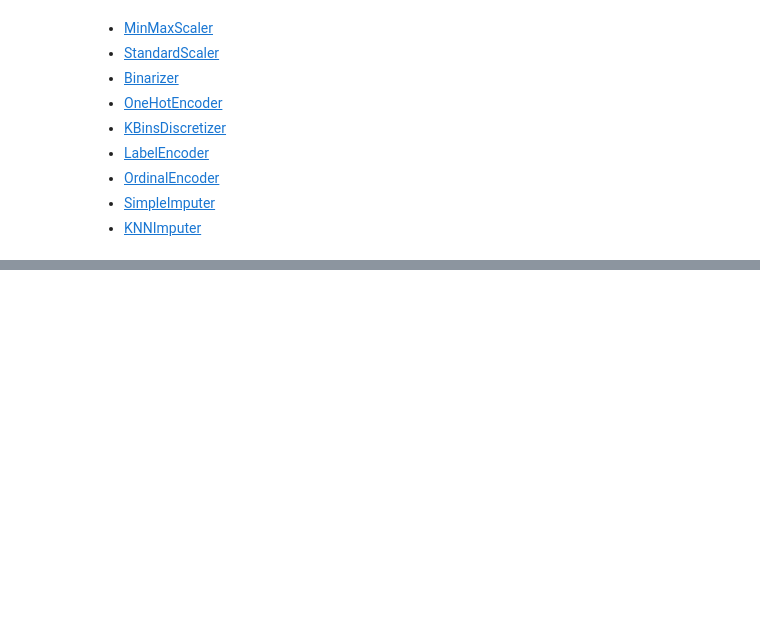
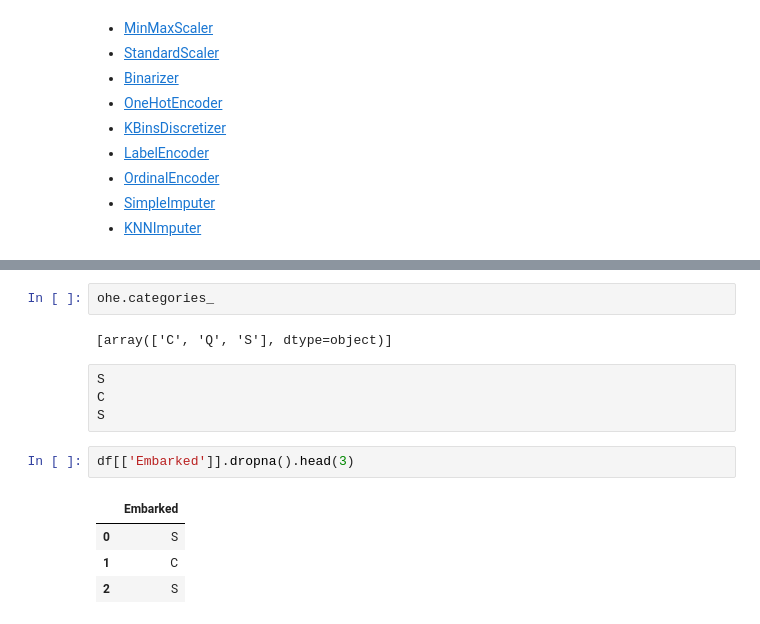
Before and after one commit to dehscardoso/lets-boti, a Jupyter notebook: 06 Machine Learning I/Aula 06/867_machine_learning_i_06.ipynb, the cells around one changed output, grey strips where cells are left out. Drawn from its saved outputs; the diff is of its cells as text; blank space fills up the shorter version.

```diff
--- a/06 Machine Learning I/Aula 06/867_machine_learning_i_06.ipynb
+++ b/06 Machine Learning I/Aula 06/867_machine_learning_i_06.ipynb
@@ -150,0 +286,15 @@ x_teste = trans.transform(x_teste)
+# %%
+ohe.categories_
+# %% [output]
+[array(['C', 'Q', 'S'], dtype=object)]
+# %% [raw]
+S
+C
+S
+# %%
+df[['Embarked']].dropna().head(3)
+# %% [output]
+|  | Embarked |
+| 0 | S |
+| 1 | C |
+| 2 | S |
```
Also changed, not shown: parts of 47 cells of this notebook, 4 other files.
